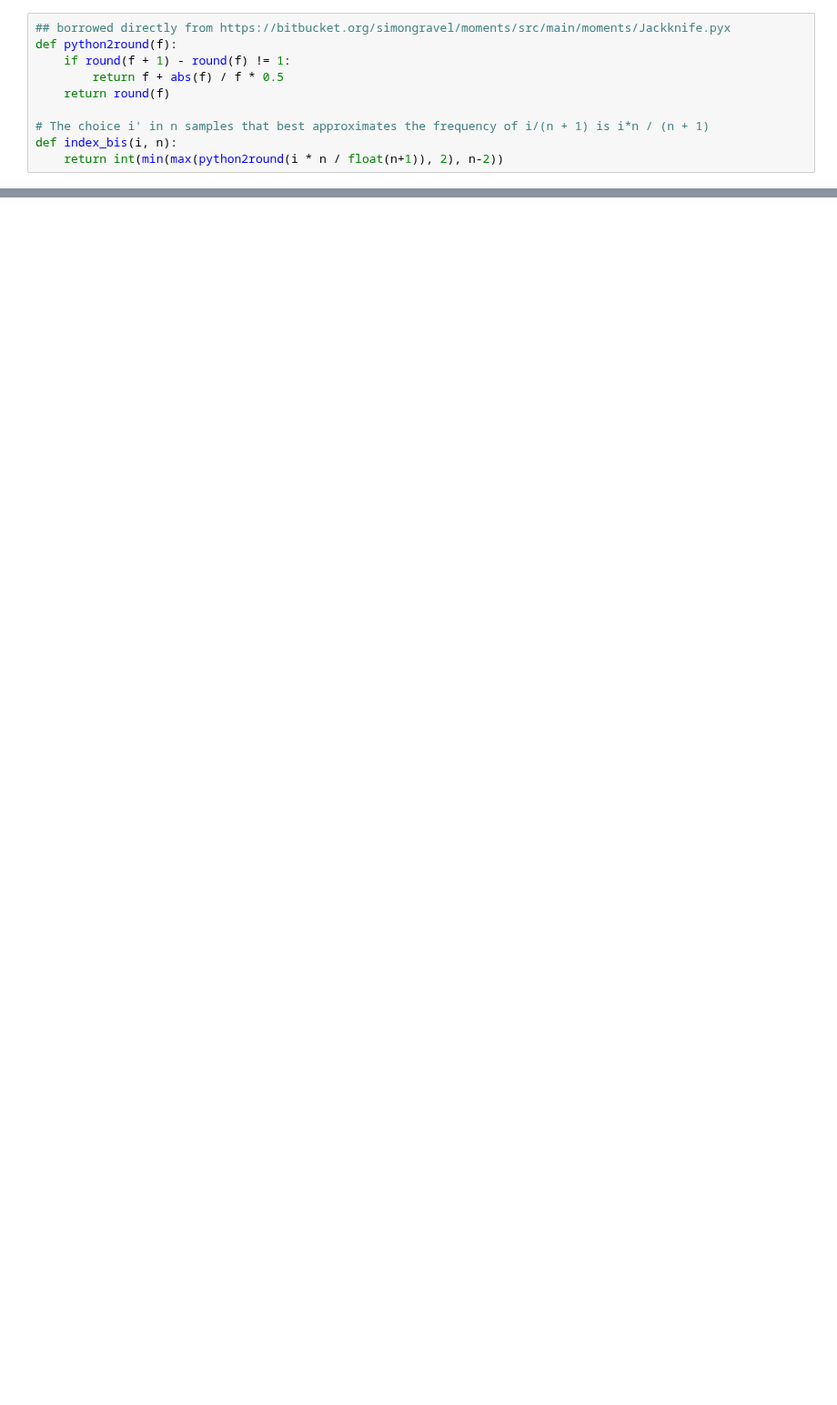
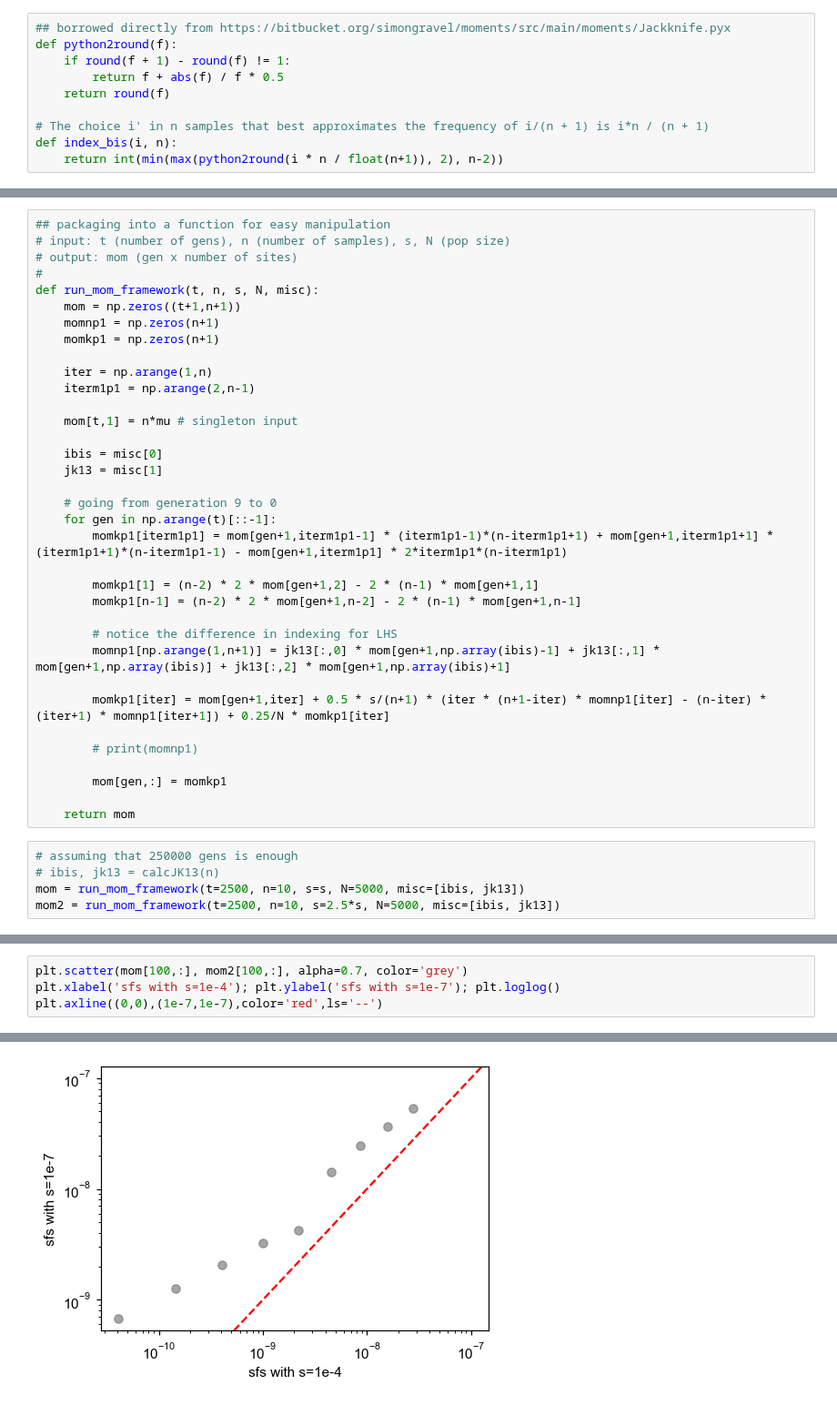
Before and after one commit to VivaswatS/selCoefEst, a Jupyter notebook: mom-framework.ipynb, the cells around one changed output, grey strips where cells are left out. Shown at 91% size. Cells and saved outputs as stored; diff of their text form; blank space fills up the shorter version.

```diff
--- a/mom-framework.ipynb
+++ b/mom-framework.ipynb
@@ -268,0 +309,40 @@ array([[ 1.0479249 , -0.10375494,  0.01037549],
+# %%
+## packaging into a function for easy manipulation
+# input: t (number of gens), n (number of samples), s, N (pop size)
+# output: mom (gen x number of sites)
+#
+def run_mom_framework(t, n, s, N, misc):
+    mom = np.zeros((t+1,n+1))
+    momnp1 = np.zeros(n+1)
+    momkp1 = np.zeros(n+1)
+
+    iter = np.arange(1,n)
+    iterm1p1 = np.arange(2,n-1)
+
+    mom[t,1] = n*mu # singleton input
+
+    ibis = misc[0]
+    jk13 = misc[1]
+
+    # going from generation 9 to 0
+    for gen in np.arange(t)[::-1]:
+        momkp1[iterm1p1] = mom[gen+1,iterm1p1-1] * (iterm1p1-1)*(n-iterm1p1+1) + mom[gen+1,iterm1p1+1] * (iterm1p1+1)*(n-iterm1p1-1) - mom[gen+1,iterm1p1] * 2*iterm1p1*(n-iterm1p1)
+
+        momkp1[1] = (n-2) * 2 * mom[gen+1,2] - 2 * (n-1) * mom[gen+1,1]
+        momkp1[n-1] = (n-2) * 2 * mom[gen+1,n-2] - 2 * (n-1) * mom[gen+1,n-1]
+
+        # notice the difference in indexing for LHS
+        momnp1[np.arange(1,n+1)] = jk13[:,0] * mom[gen+1,np.array(ibis)-1] + jk13[:,1] * mom[gen+1,np.array(ibis)] + jk13[:,2] * mom[gen+1,np.array(ibis)+1]
+
+        momkp1[iter] = mom[gen+1,iter] + 0.5 * s/(n+1) * (iter * (n+1-iter) * momnp1[iter] - (n-iter) * (iter+1) * momnp1[iter+1]) + 0.25/N * momkp1[iter]
+
+        # print(momnp1)
+
+        mom[gen,:] = momkp1
+
+    return mom
+# %%
+# assuming that 250000 gens is enough
+# ibis, jk13 = calcJK13(n)
+mom = run_mom_framework(t=2500, n=10, s=s, N=5000, misc=[ibis, jk13])
+mom2 = run_mom_framework(t=2500, n=10, s=2.5*s, N=5000, misc=[ibis, jk13])
@@ -268,0 +363,5 @@ array([[ 1.0479249 , -0.10375494,  0.01037549],
+# %%
+plt.scatter(mom[100,:], mom2[100,:], alpha=0.7, color='grey')
+plt.xlabel('sfs with s=1e-4'); plt.ylabel('sfs with s=1e-7'); plt.loglog()
+plt.axline((0,0),(1e-7,1e-7),color='red',ls='--')
+# %% [output]
@@ -268,0 +369 @@ array([[ 1.0479249 , -0.10375494,  0.01037549],
+[figure, added]
```
Also changed, not shown: parts of 41 cells of this notebook, 1 other file.
